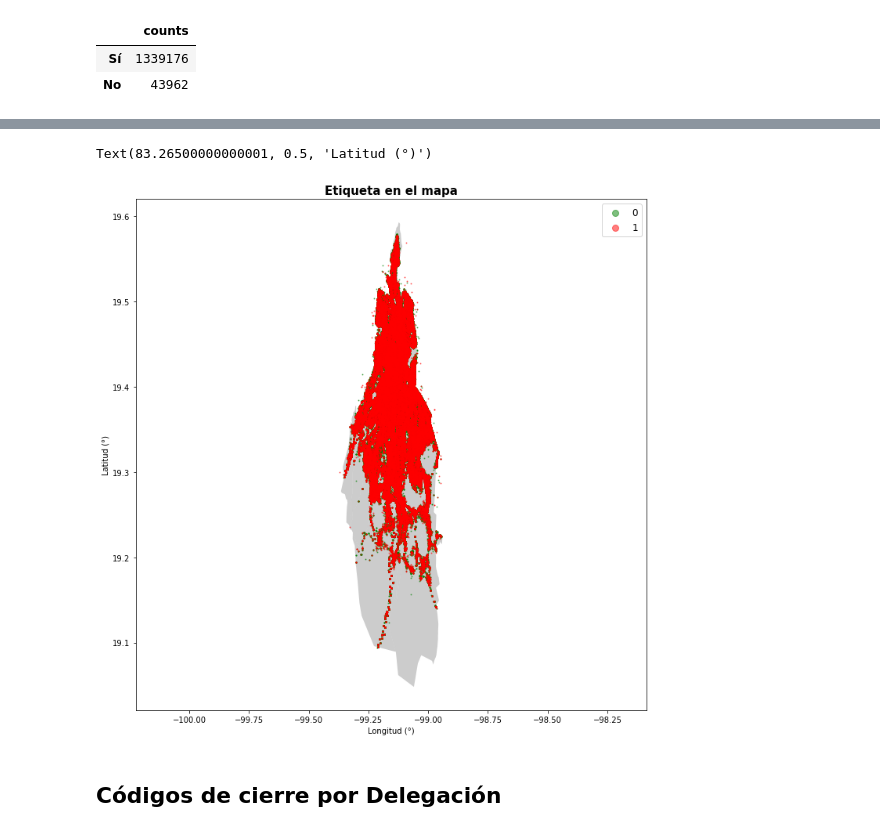
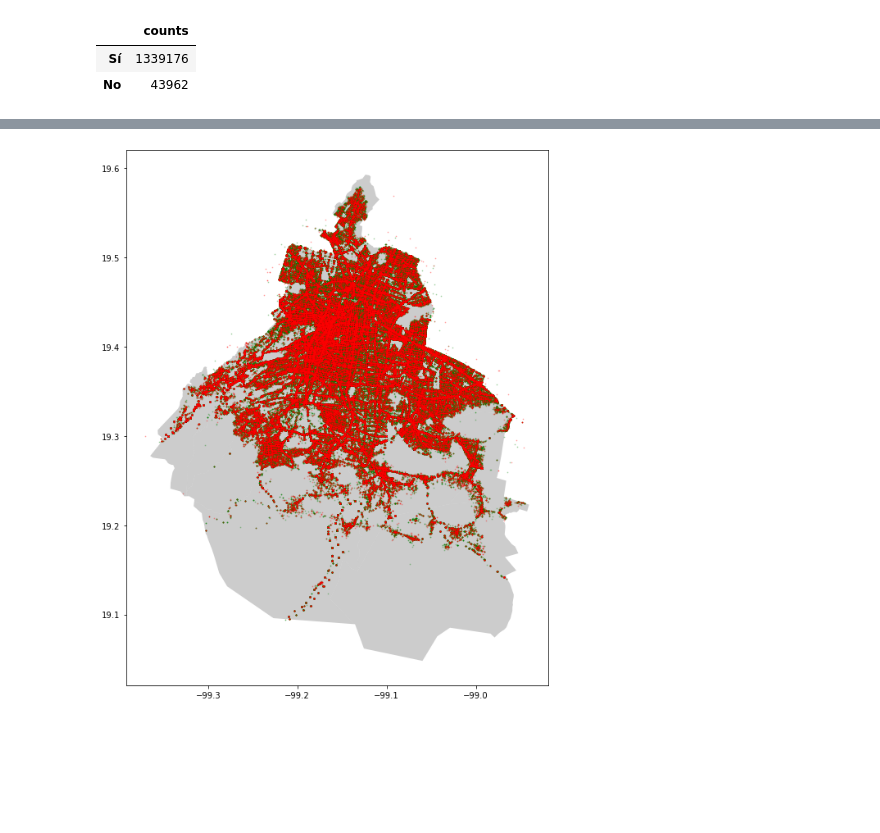
Before and after one commit to rafaelortegar/Proyecto1_IDS_2020, a Jupyter notebook: notebooks/GEDA.ipynb, the cells around one changed output, grey strips where cells are left out. Cells and saved outputs as stored; diff of their text form; code cells hidden in the pictures; blank space fills up the shorter version.

Commit message:
Corrigiendo mapa y agregando graficas

```diff
--- a/notebooks/GEDA.ipynb
+++ b/notebooks/GEDA.ipynb
@@ -278,7 +277,7 @@ cod_colors = ["seagreen", "lightsteelblue", "tomato", "darkred", "dodgerblue"]
 cod_Palette = sns.set_palette(sns.color_palette(cod_colors))
 # %%
 label_order = [0, 1]
-label_colors = ["green", "red"]
+label_colors = ["seagreen", "indianred"]
 label_Palette = sns.set_palette(sns.color_palette(label_colors))
 # %%
 dia_orden = ["Lunes", "Martes", "Miércoles", "Jueves", "Viernes", "Sábado", "Domingo"]
@@ -463,14 +459,16 @@ geometry = [Point(xy) for xy in zip(df["longitud"], df["latitud"])]   #Creando l
 geo_df = gpd.GeoDataFrame(df, geometry = geometry)  #Creando GeoPandas DF
 # %%
 fig,ax = plt.subplots(figsize = (12,12))
-mapa_cdmx.plot(ax = ax, alpha = 0.4, color = "grey", aspect = 1)
-ax.set_box_aspect(1)
-geo_df[geo_df['label']==0].plot(ax = ax, markersize = 1, color = "green", marker = "o", alpha = 0.5, label = "0") #, label = "0"
-geo_df[geo_df['label']==1].plot(ax = ax, markersize = 1, color = "red", marker = "o", alpha = 0.5, label = "1") #, label = "1"
-plt.legend(prop = {'size':12}, markerscale = 8)
-plt.title("Etiqueta en el mapa", fontweight = "bold", fontsize = "15")
-plt.xlabel("Longitud (°)")
-plt.ylabel("Latitud (°)")
+mapa_cdmx.plot(ax = ax, alpha = 0.4, color = "grey")
+geo_df[geo_df['label']==0].plot(ax=ax, markersize=0.5, color="green", alpha=0.3, label="0")
+geo_df[geo_df['label']==1].plot(ax=ax, markersize=0.5, color="red", alpha=0.3, label="1")
+plt.show()
+
+#geo_df[geo_df['label']==0].plot(ax = ax, markersize = 1, color = "green", marker = "o", alpha = 0.3, label = "0") #, label = "0"
+#geo_df[geo_df['label']==1].plot(ax = ax, markersize = 1, color = "red", marker = "o", alpha = 0.3, label = "1") #, label = "1"
+#plt.legend(prop = {'size':12}, markerscale = 8)
+#plt.title("Etiqueta en el mapa", fontweight = "bold", fontsize = "15")
+#plt.xlabel("Longitud (°)")
+#plt.ylabel("Latitud (°)")
 # %% [output]
-Text(83.26500000000001, 0.5, 'Latitud (°)')
-[figure, old version]
+[figure, new version]
@@ -485,2 +474,0 @@ import plotly.express as px
-# %% [markdown]
-## Códigos de cierre por Delegación
```
Also changed, not shown: parts of 26 cells of this notebook.
